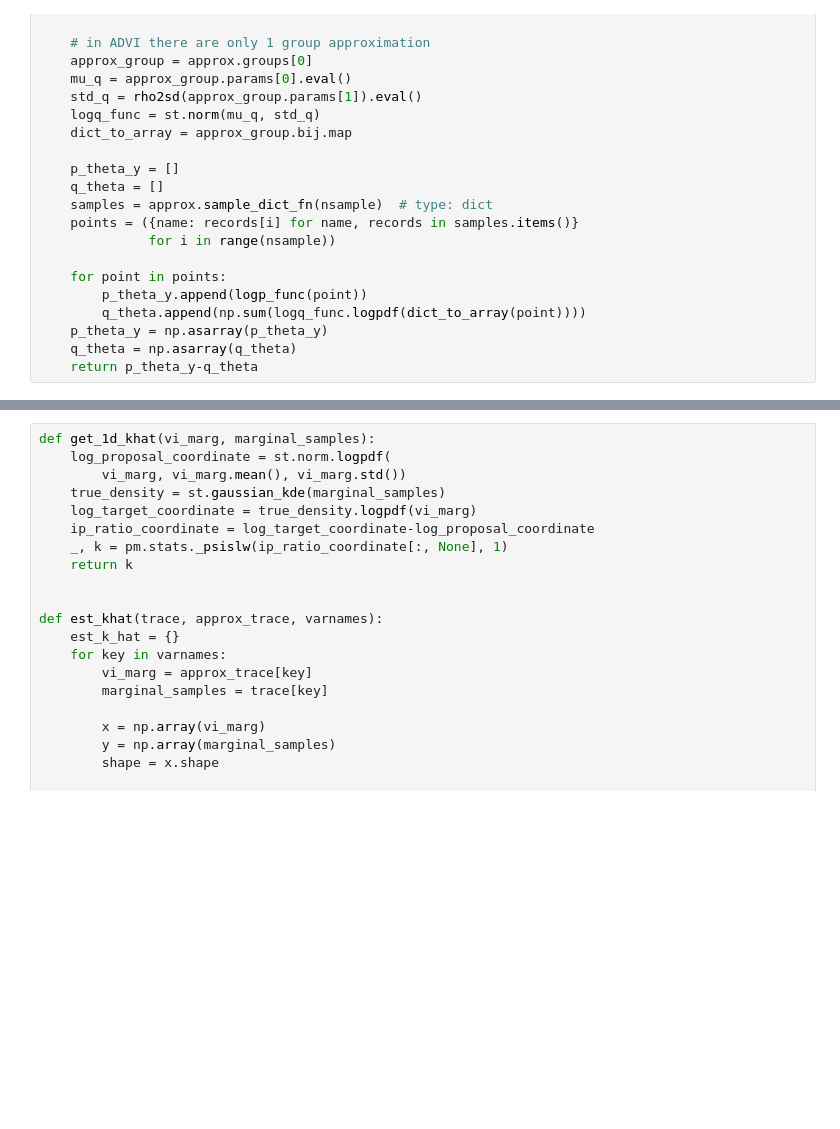
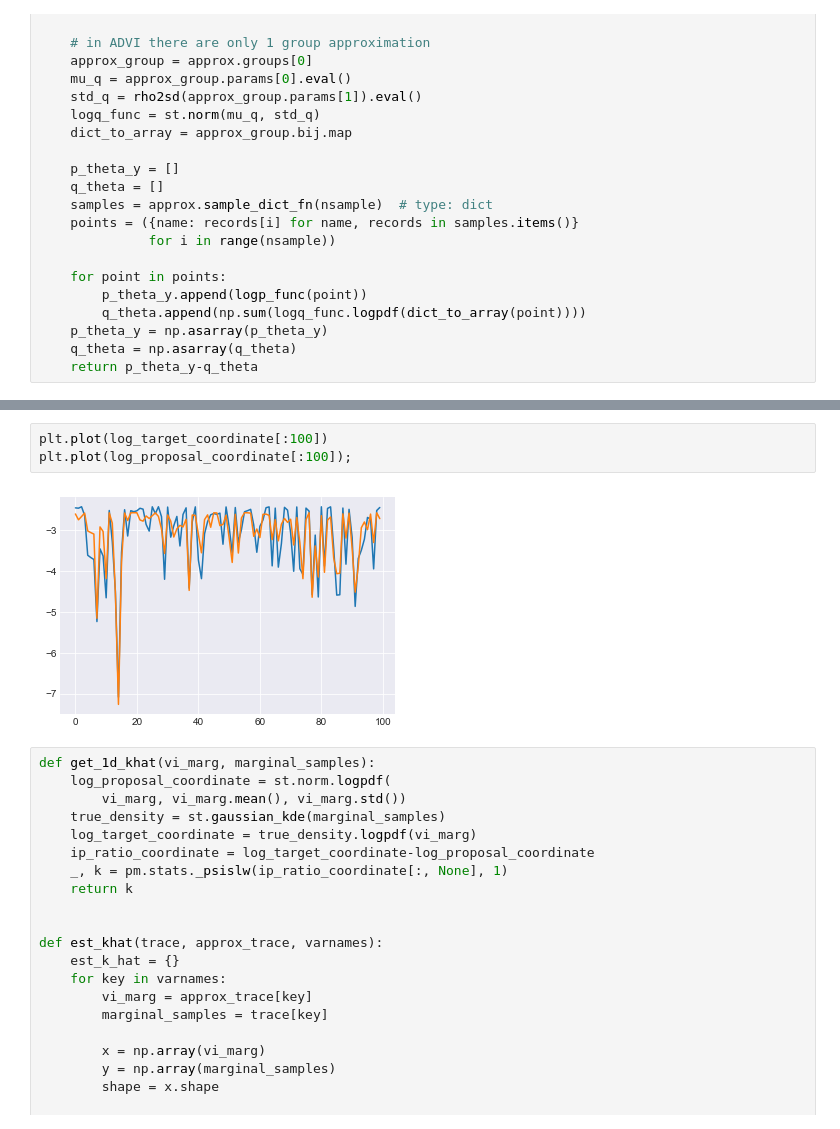
Before and after one commit to junpenglao/Planet_Sakaar_Data_Science, a Jupyter notebook: WIP/[WIP] Comparing VI approximation.ipynb, the cells around one changed output, grey strips where cells are left out. Drawn from its saved outputs; the diff is of its cells as text; blank space fills up the shorter version.

```diff
--- a/WIP/[WIP] Comparing VI approximation.ipynb
+++ b/WIP/[WIP] Comparing VI approximation.ipynb
@@ -196,3 +196,8 @@ print(k)
+# %%
+plt.plot(log_target_coordinate[:100])
+plt.plot(log_proposal_coordinate[:100]);
+# %% [output]
+[figure, added]
 # %%
 def get_1d_khat(vi_marg, marginal_samples):
     log_proposal_coordinate = st.norm.logpdf(
```
Also changed, not shown: parts of 16 cells of this notebook.
